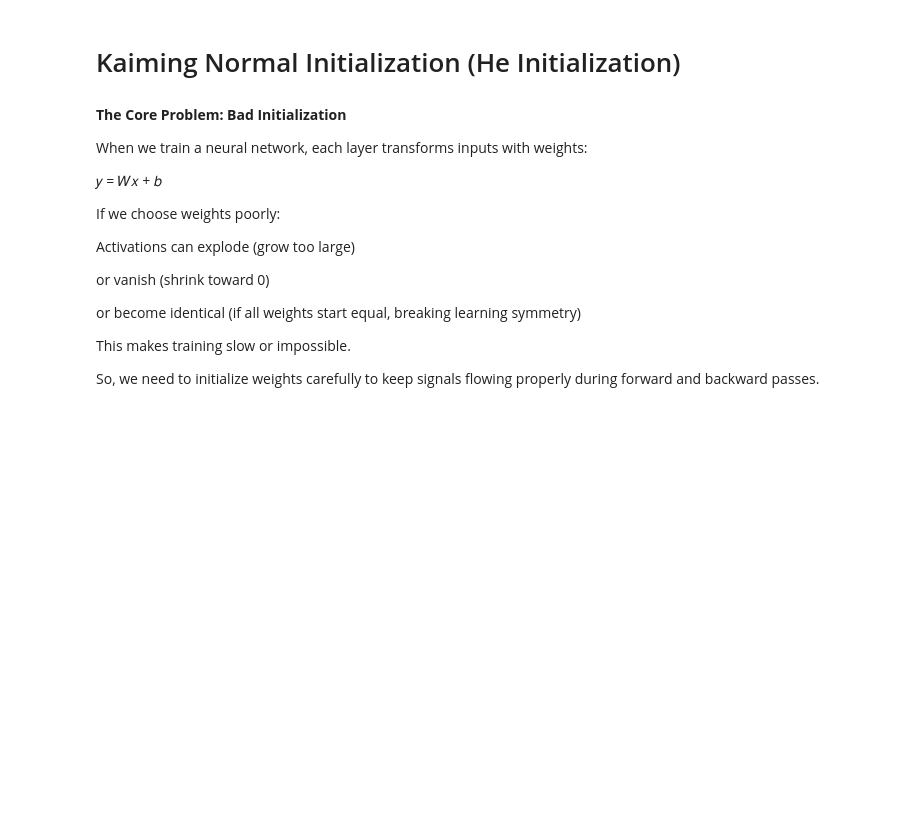
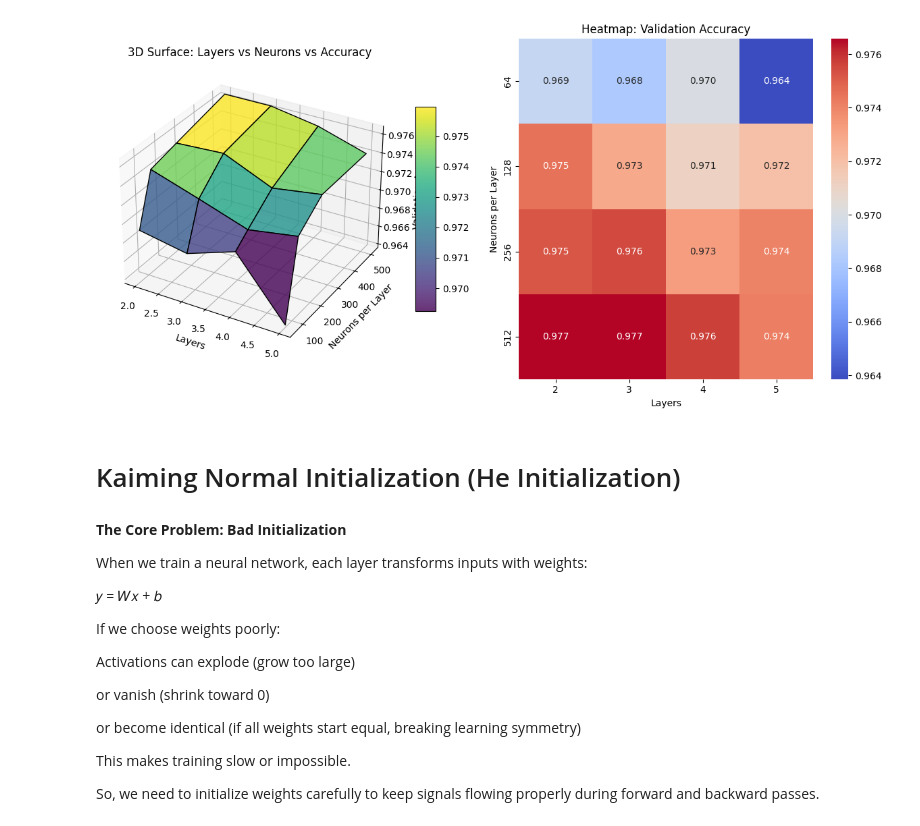
Before and after one commit to AhmedAlaa8100/ML-Logistic_Regression-Neural_Networks, a Jupyter notebook: Neural_Networks.ipynb, the cells around one changed output. Saved outputs shown, nothing was run; the diff lists cells and outputs as text; code cells hidden in the pictures; blank space fills up the shorter version.

```diff
--- a/Neural_Networks.ipynb
+++ b/Neural_Networks.ipynb
@@ -0,0 +608,4 @@
+# %%
+plot_architecture_surface(df_arch)
+# %% [output]
+[figure, added]
```
Also changed, not shown: parts of 21 cells of this notebook, 3 other files.
